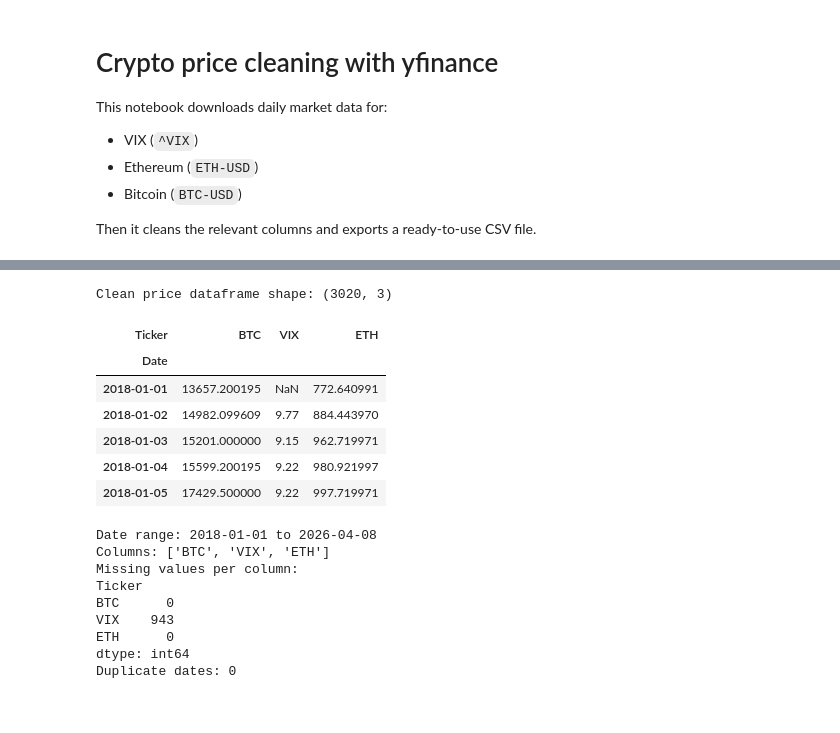
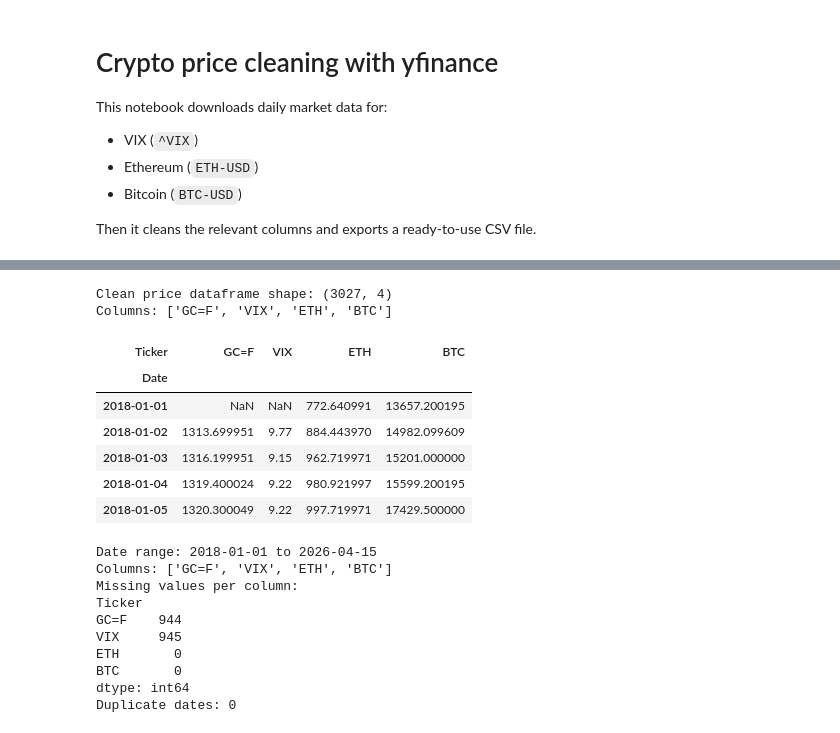
Before and after one commit to Ezedddin/ETH-ML-MODEL, a Jupyter notebook: crypto-data-cleaning.ipynb, the cells around one changed output, grey strips where cells are left out. Saved outputs shown, nothing was run; the diff lists cells and outputs as text; code cells hidden in the pictures.

```diff
--- a/crypto-data-cleaning.ipynb
+++ b/crypto-data-cleaning.ipynb
@@ -19,6 +20,7 @@ TICKERS = {
     "VIX": "^VIX",
     "ETH": "ETH-USD",
     "BTC": "BTC-USD",
+    "GC=F": "GC=F",
 }
 
 START_DATE = "2018-01-01"
@@ -53,30 +55,48 @@ Raw dataframe shape: (3020, 18)
 # %%
-# Keep the adjusted close price and flatten column names
+# Keep adjusted close and flatten names
 adj_close = df_raw.xs("Adj Close", axis=1, level=1)
 
 symbol_to_name = {symbol: name for name, symbol in TICKERS.items()}
 df_prices = adj_close.rename(columns=symbol_to_name)
+
+# Fallback: if a ticker is missing from the multi-download result, fetch it separately
+missing_symbols = [s for s in TICKERS.values() if s not in adj_close.columns]
+for symbol in missing_symbols:
+    one = yf.download(
+        tickers=symbol,
+        start=START_DATE,
+        end=END_DATE,
+        interval="1d",
+        auto_adjust=False,
+        progress=False,
+    )
+    if not one.empty and "Adj Close" in one.columns:
+        col_name = symbol_to_name.get(symbol, symbol)
+        df_prices[col_name] = pd.to_numeric(one["Adj Close"], errors="coerce")
+        print(f"Fetched missing symbol separately: {symbol}")
 
 # Ensure clean datetime index and sorted rows
 df_prices.index = pd.to_datetime(df_prices.index, errors="coerce")
 df_prices = df_prices[~df_prices.index.isna()]
 df_prices = df_prices.sort_index()
 df_prices = df_prices[~df_prices.index.duplicated(keep="last")]
 
 # Ensure numeric dtype for modeling
 df_prices = df_prices.apply(pd.to_numeric, errors="coerce")
 
 print("Clean price dataframe shape:", df_prices.shape)
+print("Columns:", df_prices.columns.tolist())
 df_prices.head()
 # %% [output]
-Clean price dataframe shape: (3020, 3)
+Clean price dataframe shape: (3027, 4)
+Columns: ['GC=F', 'VIX', 'ETH', 'BTC']
-| Ticker | BTC | VIX | ETH |
-| Date |  |  |  |
-| 2018-01-01 | 13657.200195 | NaN | 772.640991 |
-| 2018-01-02 | 14982.099609 | 9.77 | 884.443970 |
-| 2018-01-03 | 15201.000000 | 9.15 | 962.719971 |
-| 2018-01-04 | 15599.200195 | 9.22 | 980.921997 |
-| 2018-01-05 | 17429.500000 | 9.22 | 997.719971 |
+| Ticker | GC=F | VIX | ETH | BTC |
+| Date |  |  |  |  |
+| 2018-01-01 | NaN | NaN | 772.640991 | 13657.200195 |
+| 2018-01-02 | 1313.699951 | 9.77 | 884.443970 | 14982.099609 |
+| 2018-01-03 | 1316.199951 | 9.15 | 962.719971 | 15201.000000 |
+| 2018-01-04 | 1319.400024 | 9.22 | 980.921997 | 15599.200195 |
+| 2018-01-05 | 1320.300049 | 9.22 | 997.719971 | 17429.500000 |
 # %%
 # Data quality checks
 print("Date range:", df_prices.index.min().date(), "to", df_prices.index.max().date())
@@ -85,13 +105,14 @@ print("Missing values per column:")
 print(df_prices.isna().sum())
 print("Duplicate dates:", int(df_prices.index.duplicated().sum()))
 # %% [output]
-Date range: 2018-01-01 to 2026-04-08
-Columns: ['BTC', 'VIX', 'ETH']
+Date range: 2018-01-01 to 2026-04-15
+Columns: ['GC=F', 'VIX', 'ETH', 'BTC']
 Missing values per column:
 Ticker
-BTC      0
-VIX    943
-ETH      0
+GC=F    944
+VIX     945
+ETH       0
+BTC       0
 dtype: int64
 Duplicate dates: 0
 # %%
```
Also changed, not shown: parts of 9 cells of this notebook, 13 other files.
